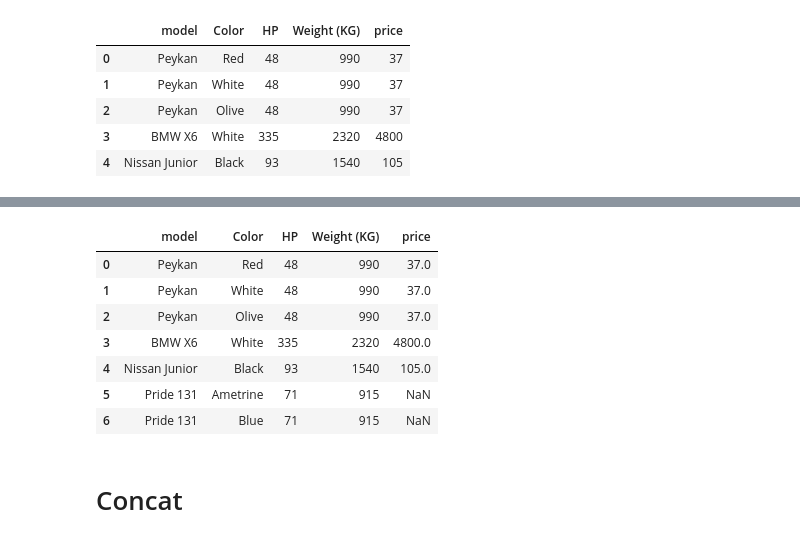
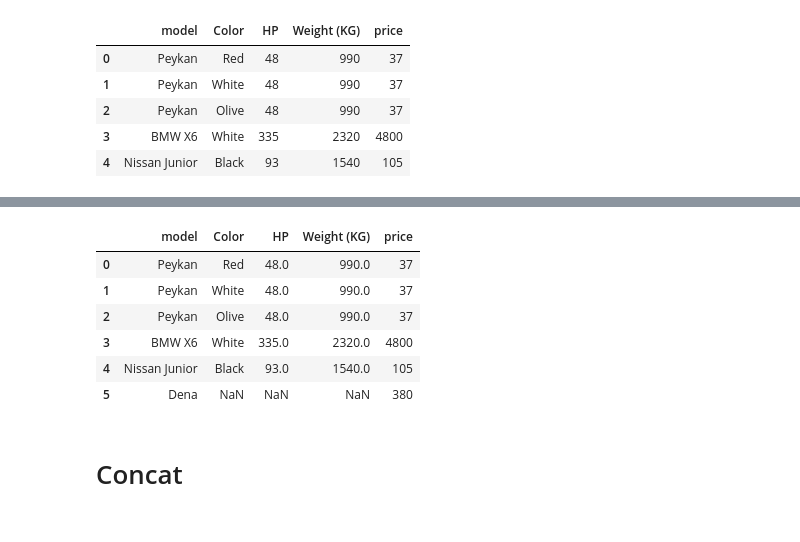
Before and after one commit to youngshayan/Machine-learning-and-AI, a Jupyter notebook: Course/02_session_Pandas.ipynb, the cells around one changed output, grey strips where cells are left out. Saved outputs shown, nothing was run; the diff lists cells and outputs as text; code cells hidden in the pictures.

```diff
--- a/Course/02_session_Pandas.ipynb
+++ b/Course/02_session_Pandas.ipynb
@@ -997,16 +995,15 @@ pd.merge(full_cars_df, full_price_df)
 # %% [markdown]
 ![](https://quera.org/qbox/view/LNNEr75TC2/merge3.gif)
 # %%
-pd.merge(full_cars_df, full_price_df, how = "left")
+pd.merge(full_cars_df, full_price_df, how = "right")
 # %% [output]
 |  | model | Color | HP | Weight (KG) | price |
-| 0 | Peykan | Red | 48 | 990 | 37.0 |
-| 1 | Peykan | White | 48 | 990 | 37.0 |
-| 2 | Peykan | Olive | 48 | 990 | 37.0 |
-| 3 | BMW X6 | White | 335 | 2320 | 4800.0 |
-| 4 | Nissan Junior | Black | 93 | 1540 | 105.0 |
-| 5 | Pride 131 | Ametrine | 71 | 915 | NaN |
-| 6 | Pride 131 | Blue | 71 | 915 | NaN |
+| 0 | Peykan | Red | 48.0 | 990.0 | 37 |
+| 1 | Peykan | White | 48.0 | 990.0 | 37 |
+| 2 | Peykan | Olive | 48.0 | 990.0 | 37 |
+| 3 | BMW X6 | White | 335.0 | 2320.0 | 4800 |
+| 4 | Nissan Junior | Black | 93.0 | 1540.0 | 105 |
+| 5 | Dena | NaN | NaN | NaN | 380 |
 # %% [markdown]
 # Concat
 # %%
```
Also changed, not shown: parts of 3 cells of this notebook, 8 other files.
